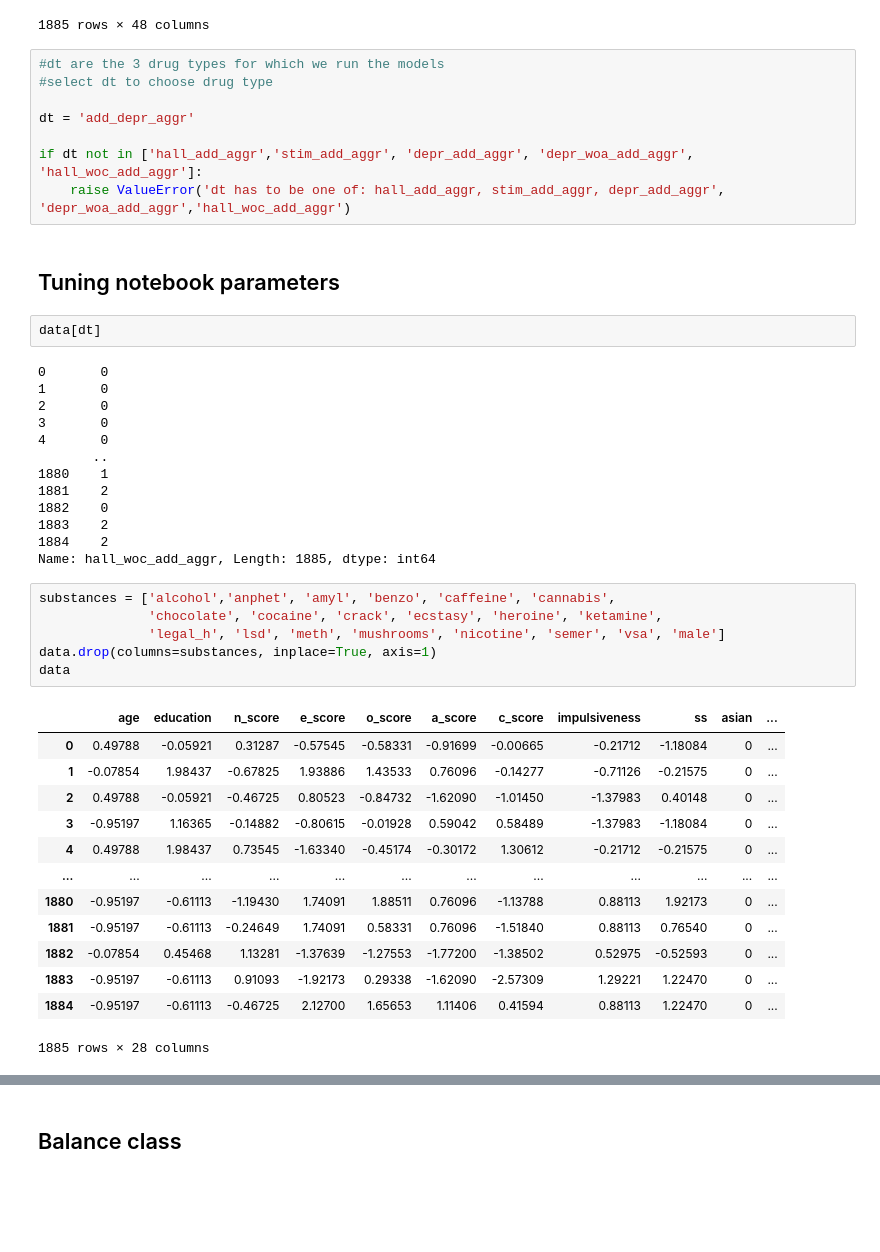
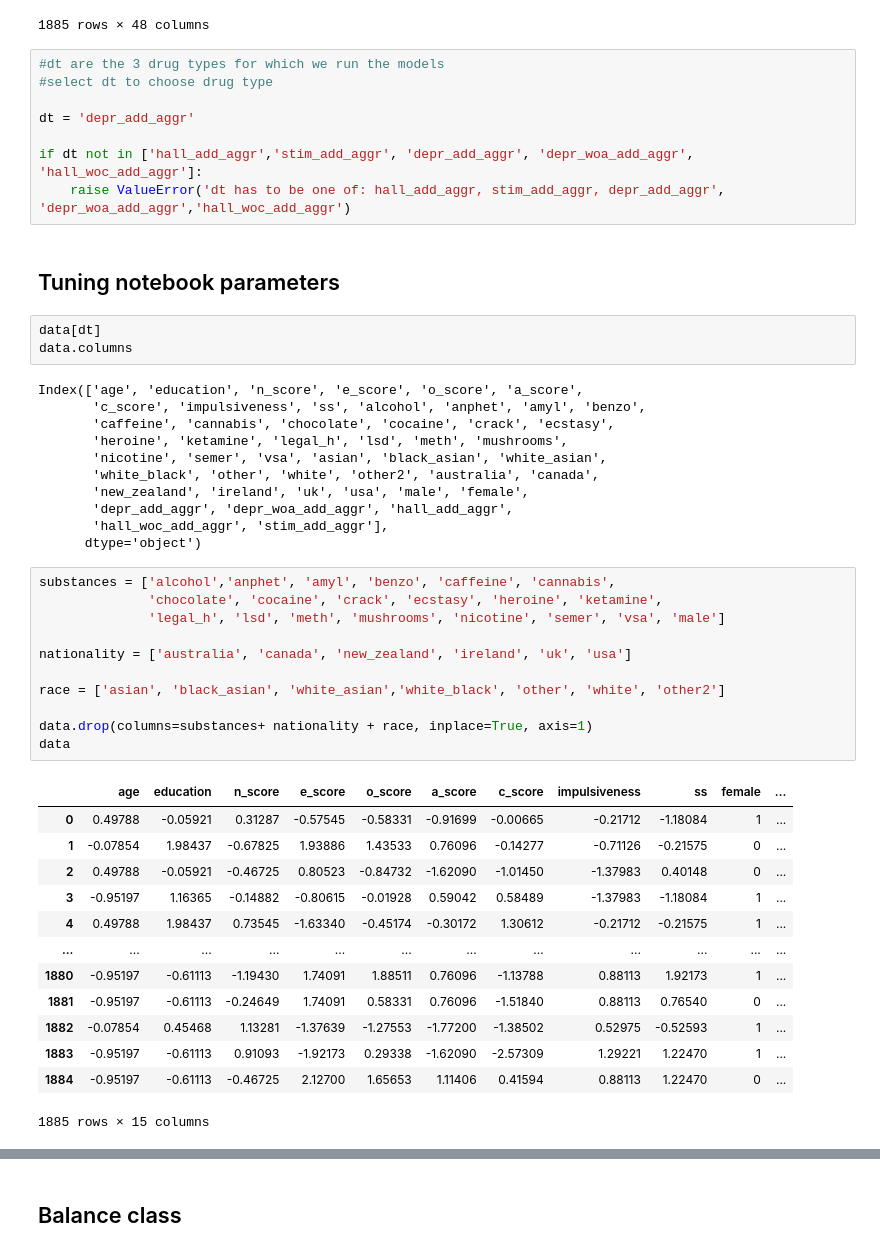
Before and after one commit to francescagiacco/ML-project-personality-and-drug-consumption, a Jupyter notebook: notebooks/second_modeling.ipynb, the cells around one changed output, grey strips where cells are left out. Cells and saved outputs as stored; diff of their text form; blank space fills up the shorter version.

```diff
--- a/notebooks/second_modeling.ipynb
+++ b/notebooks/second_modeling.ipynb
@@ -36,7 +36,7 @@ display(data)
 #dt are the 3 drug types for which we run the models
 #select dt to choose drug type
 
-dt = 'add_depr_aggr'
+dt = 'depr_add_aggr'
 
 if dt not in ['hall_add_aggr','stim_add_aggr', 'depr_add_aggr', 'depr_woa_add_aggr', 'hall_woc_add_aggr']:
     raise ValueError('dt has to be one of: hall_add_aggr, stim_add_aggr, depr_add_aggr', 'depr_woa_add_aggr','hall_woc_add_aggr')
@@ -44,39 +44,43 @@ if dt not in ['hall_add_aggr','stim_add_aggr', 'depr_add_aggr', 'depr_woa_add_ag
 ## Tuning notebook parameters
 # %%
 data[dt]
+data.columns
 # %% [output]
-0       0
-1       0
-2       0
-3       0
-4       0
-       ..
-1880    1
-1881    2
-1882    0
-1883    2
-1884    2
-Name: hall_woc_add_aggr, Length: 1885, dtype: int64
+Index(['age', 'education', 'n_score', 'e_score', 'o_score', 'a_score',
+       'c_score', 'impulsiveness', 'ss', 'alcohol', 'anphet', 'amyl', 'benzo',
+       'caffeine', 'cannabis', 'chocolate', 'cocaine', 'crack', 'ecstasy',
+       'heroine', 'ketamine', 'legal_h', 'lsd', 'meth', 'mushrooms',
+       'nicotine', 'semer', 'vsa', 'asian', 'black_asian', 'white_asian',
+       'white_black', 'other', 'white', 'other2', 'australia', 'canada',
+       'new_zealand', 'ireland', 'uk', 'usa', 'male', 'female',
+       'depr_add_aggr', 'depr_woa_add_aggr', 'hall_add_aggr',
+       'hall_woc_add_aggr', 'stim_add_aggr'],
+      dtype='object')
 # %%
 substances = ['alcohol','anphet', 'amyl', 'benzo', 'caffeine', 'cannabis',
               'chocolate', 'cocaine', 'crack', 'ecstasy', 'heroine', 'ketamine',
               'legal_h', 'lsd', 'meth', 'mushrooms', 'nicotine', 'semer', 'vsa', 'male']
-data.drop(columns=substances, inplace=True, axis=1)
+
+nationality = ['australia', 'canada', 'new_zealand', 'ireland', 'uk', 'usa']
+
+race = ['asian', 'black_asian', 'white_asian','white_black', 'other', 'white', 'other2']
+
+data.drop(columns=substances+ nationality + race, inplace=True, axis=1)
 data
 # %% [output]
-|  | age | education | n_score | e_score | o_score | a_score | c_score | impulsiveness | ss | asian | ... |
-| 0 | 0.49788 | -0.05921 | 0.31287 | -0.57545 | -0.58331 | -0.91699 | -0.00665 | -0.21712 | -1.18084 | 0 | ... |
+|  | age | education | n_score | e_score | o_score | a_score | c_score | impulsiveness | ss | female | ... |
+| 0 | 0.49788 | -0.05921 | 0.31287 | -0.57545 | -0.58331 | -0.91699 | -0.00665 | -0.21712 | -1.18084 | 1 | ... |
 | 1 | -0.07854 | 1.98437 | -0.67825 | 1.93886 | 1.43533 | 0.76096 | -0.14277 | -0.71126 | -0.21575 | 0 | ... |
 | 2 | 0.49788 | -0.05921 | -0.46725 | 0.80523 | -0.84732 | -1.62090 | -1.01450 | -1.37983 | 0.40148 | 0 | ... |
-| 3 | -0.95197 | 1.16365 | -0.14882 | -0.80615 | -0.01928 | 0.59042 | 0.58489 | -1.37983 | -1.18084 | 0 | ... |
-| 4 | 0.49788 | 1.98437 | 0.73545 | -1.63340 | -0.45174 | -0.30172 | 1.30612 | -0.21712 | -0.21575 | 0 | ... |
+| 3 | -0.95197 | 1.16365 | -0.14882 | -0.80615 | -0.01928 | 0.59042 | 0.58489 | -1.37983 | -1.18084 | 1 | ... |
+| 4 | 0.49788 | 1.98437 | 0.73545 | -1.63340 | -0.45174 | -0.30172 | 1.30612 | -0.21712 | -0.21575 | 1 | ... |
 | ... | ... | ... | ... | ... | ... | ... | ... | ... | ... | ... | ... |
-| 1880 | -0.95197 | -0.61113 | -1.19430 | 1.74091 | 1.88511 | 0.76096 | -1.13788 | 0.88113 | 1.92173 | 0 | ... |
+| 1880 | -0.95197 | -0.61113 | -1.19430 | 1.74091 | 1.88511 | 0.76096 | -1.13788 | 0.88113 | 1.92173 | 1 | ... |
 | 1881 | -0.95197 | -0.61113 | -0.24649 | 1.74091 | 0.58331 | 0.76096 | -1.51840 | 0.88113 | 0.76540 | 0 | ... |
-| 1882 | -0.07854 | 0.45468 | 1.13281 | -1.37639 | -1.27553 | -1.77200 | -1.38502 | 0.52975 | -0.52593 | 0 | ... |
-| 1883 | -0.95197 | -0.61113 | 0.91093 | -1.92173 | 0.29338 | -1.62090 | -2.57309 | 1.29221 | 1.22470 | 0 | ... |
+| 1882 | -0.07854 | 0.45468 | 1.13281 | -1.37639 | -1.27553 | -1.77200 | -1.38502 | 0.52975 | -0.52593 | 1 | ... |
+| 1883 | -0.95197 | -0.61113 | 0.91093 | -1.92173 | 0.29338 | -1.62090 | -2.57309 | 1.29221 | 1.22470 | 1 | ... |
 | 1884 | -0.95197 | -0.61113 | -0.46725 | 2.12700 | 1.65653 | 1.11406 | 0.41594 | 0.88113 | 1.22470 | 0 | ... |
-1885 rows × 28 columns
+1885 rows × 15 columns
 # %%
 # where more information is stored (I think, does someone know it better?)
 
```
Also changed, not shown: parts of 9 cells of this notebook, 1 other file.
